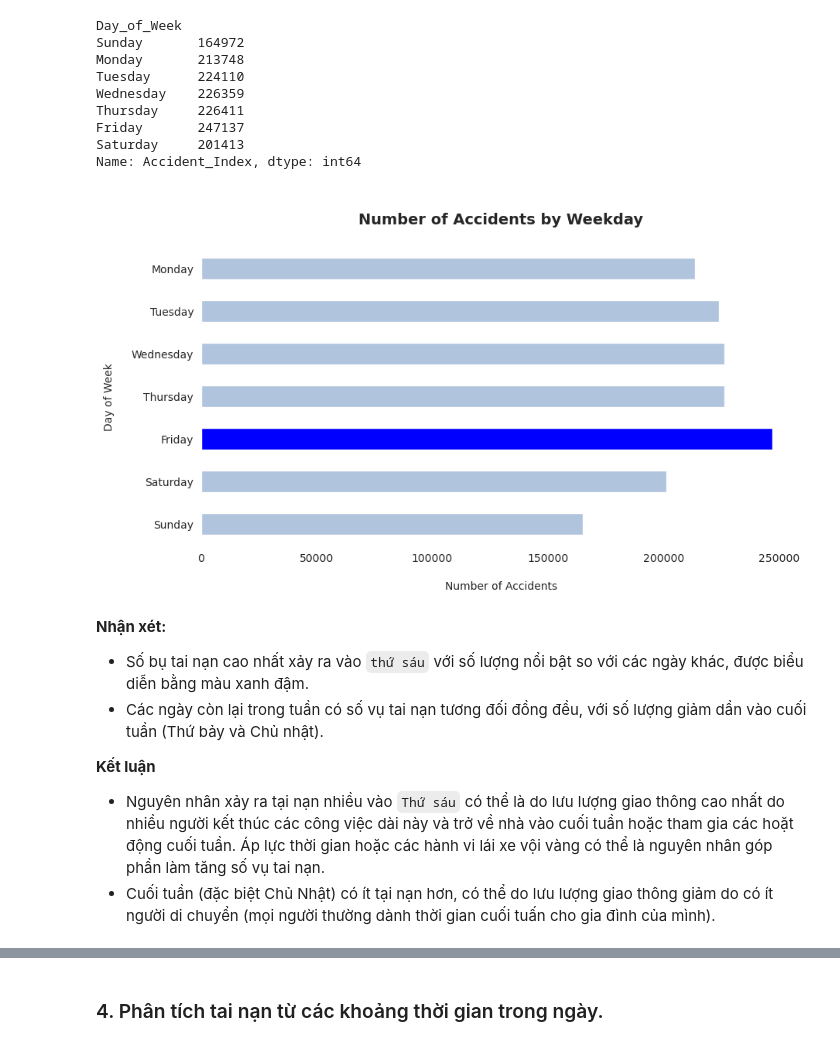
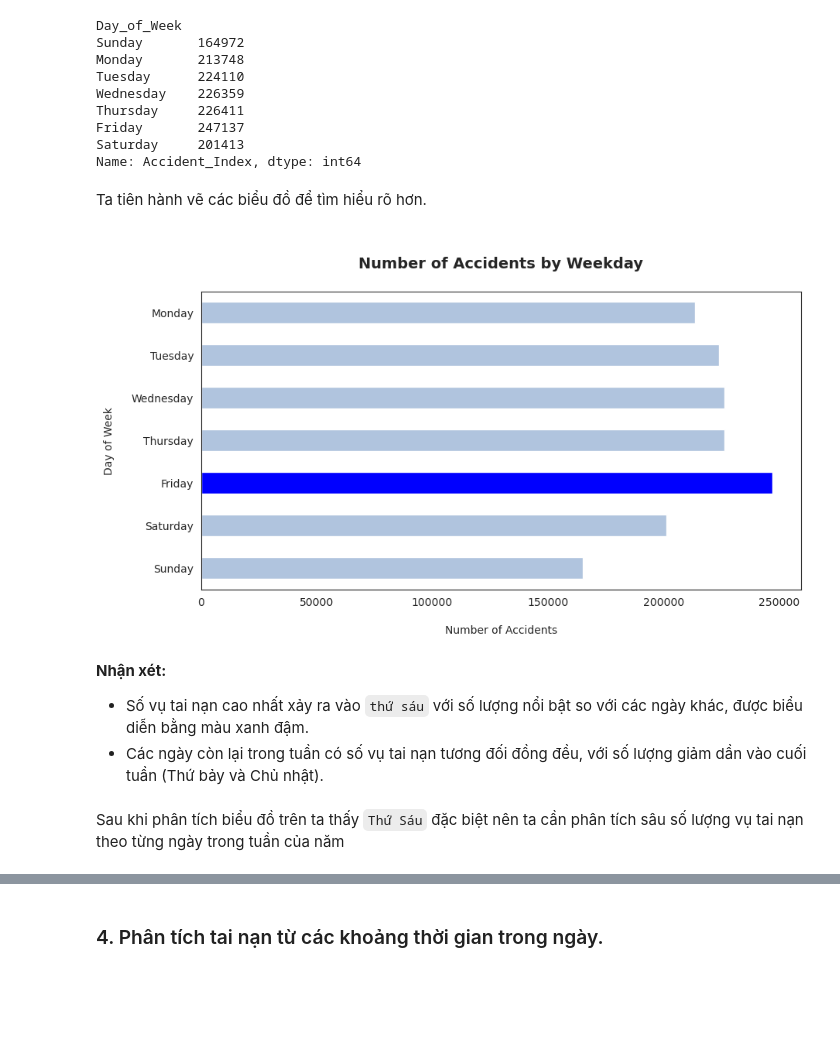
Before and after one commit to KenyaWashed/Road_Accident_Analysis, a Jupyter notebook: Ask_meaningfull_question.ipynb, the cells around one changed output, grey strips where cells are left out. Cells and saved outputs as stored; diff of their text form; code cells hidden in the pictures; blank space fills up the shorter version.

```diff
--- a/Ask_meaningfull_question.ipynb
+++ b/Ask_meaningfull_question.ipynb
@@ -218,40 +256,31 @@ Thursday     226411
 Friday       247137
 Saturday     201413
 Name: Accident_Index, dtype: int64
+# %% [markdown]
+Ta tiên hành vẽ các biểu đồ để tìm hiểu rõ hơn.
 # %%
-# vẽ biểu đồ
-
 # Định nghĩa danh sách các ngày
 days = ['Sunday', 'Saturday', 'Friday', 'Thursday', 'Wednesday', 'Tuesday', 'Monday']
 
-# Thiết lập kiểu và kích thước của biểu đồ
 sns.set_style('white')
 fig, ax = plt.subplots(figsize=(10, 5))
 
-# Màu sắc cho từng cột
 colors = ['lightsteelblue', 'lightsteelblue', 'blue', 'lightsteelblue',
           'lightsteelblue', 'lightsteelblue', 'lightsteelblue']
 
-# Vẽ biểu đồ ngang
 accidents_by_day_of_week.reindex(days).plot(kind='barh', ax=ax, color=colors)
 
-# Tiêu đề và nhãn trục
 ax.set_title('\nNumber of Accidents by Weekday\n', fontsize=14, fontweight='bold')
 ax.set(xlabel='\nNumber of Accidents', ylabel='Day of Week\n')
 
-# Loại bỏ các viền ngoài không cần thiết
-sns.despine(ax=ax, top=True, right=True, left=True, bottom=True)
-
 # Hiển thị biểu đồ
 plt.show()
 # %% [output]
-[figure, old version]
+[figure, new version]
 # %% [markdown]
 **Nhận xét:**
-- Số bụ tai nạn cao nhất xảy ra vào `thứ sáu` với số lượng nổi bật so với các ngày khác, được biểu diễn bằng màu xanh đậm.
+- Số vụ tai nạn cao nhất xảy ra vào `thứ sáu` với số lượng nổi bật so với các ngày khác, được biểu diễn bằng màu xanh đậm.
 - Các ngày còn lại trong tuần có số vụ tai nạn tương đối đồng đều, với số lượng giảm dần vào cuối tuần (Thứ bảy và Chủ nhật).
-
-**Kết luận**
-- Nguyên nhân xảy ra tại nạn nhiều vào `Thứ sáu` có thể là do lưu lượng giao thông cao nhất do nhiều người kết thúc các công việc dài này và trở về nhà vào cuối tuần hoặc tham gia các hoặt động cuối tuần. Áp lực thời gian hoặc các hành vi lái xe vội vàng có thể là nguyên nhân góp phần làm tăng số vụ tai nạn.
-- Cuối tuần (đặc biệt Chủ Nhật) có ít tại nạn hơn, có thể do lưu lượng giao thông giảm do có ít người di chuyển (mọi người thường dành thời gian cuối tuấn cho gia đình của mình).
+# %% [markdown]
+Sau khi phân tích biểu đồ trên ta thấy `Thứ Sáu` đặc biệt nên ta cần phân tích sâu số lượng vụ tai nạn theo từng ngày trong tuần của năm
 # %%
```
Also changed, not shown: parts of 32 cells of this notebook.
